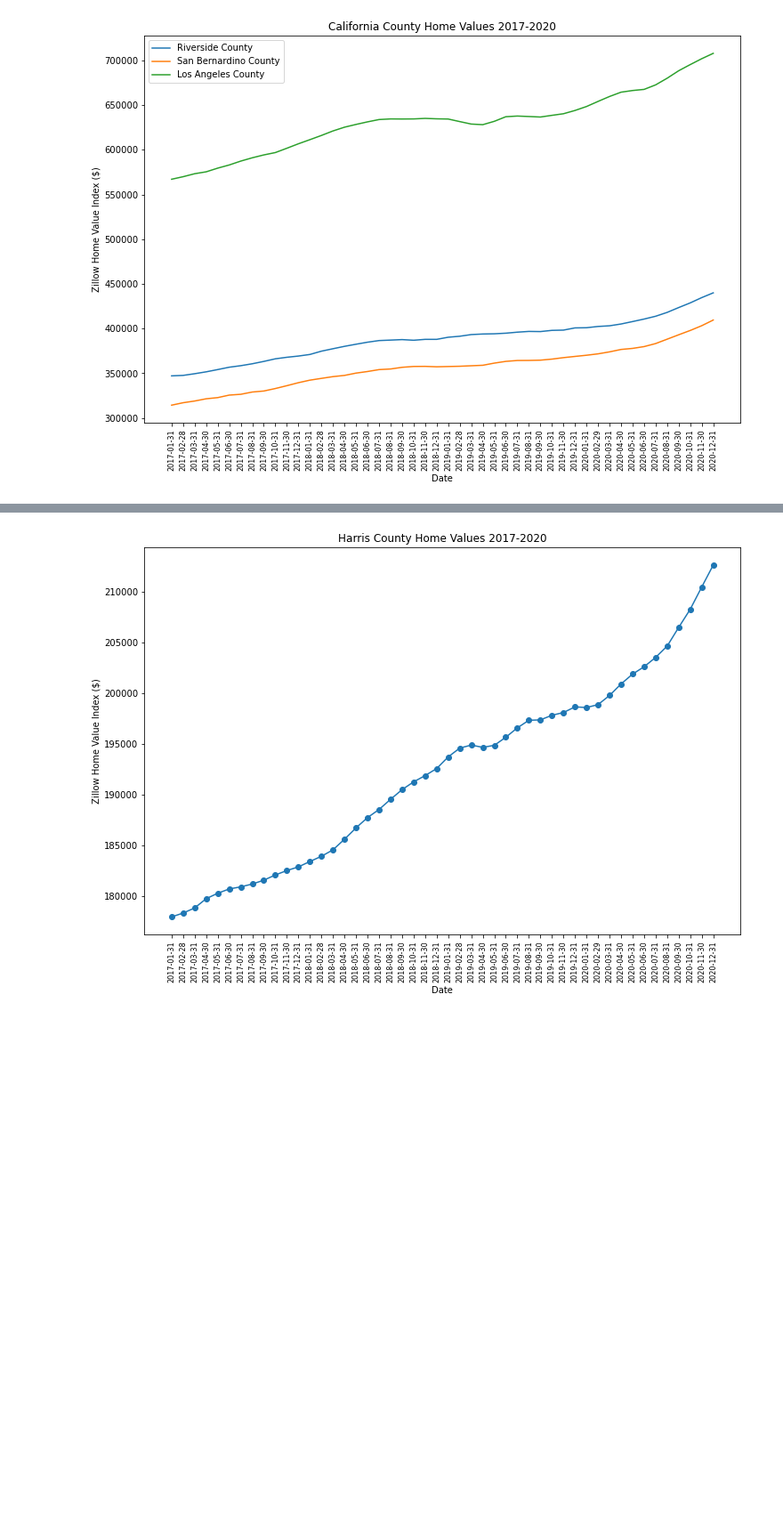
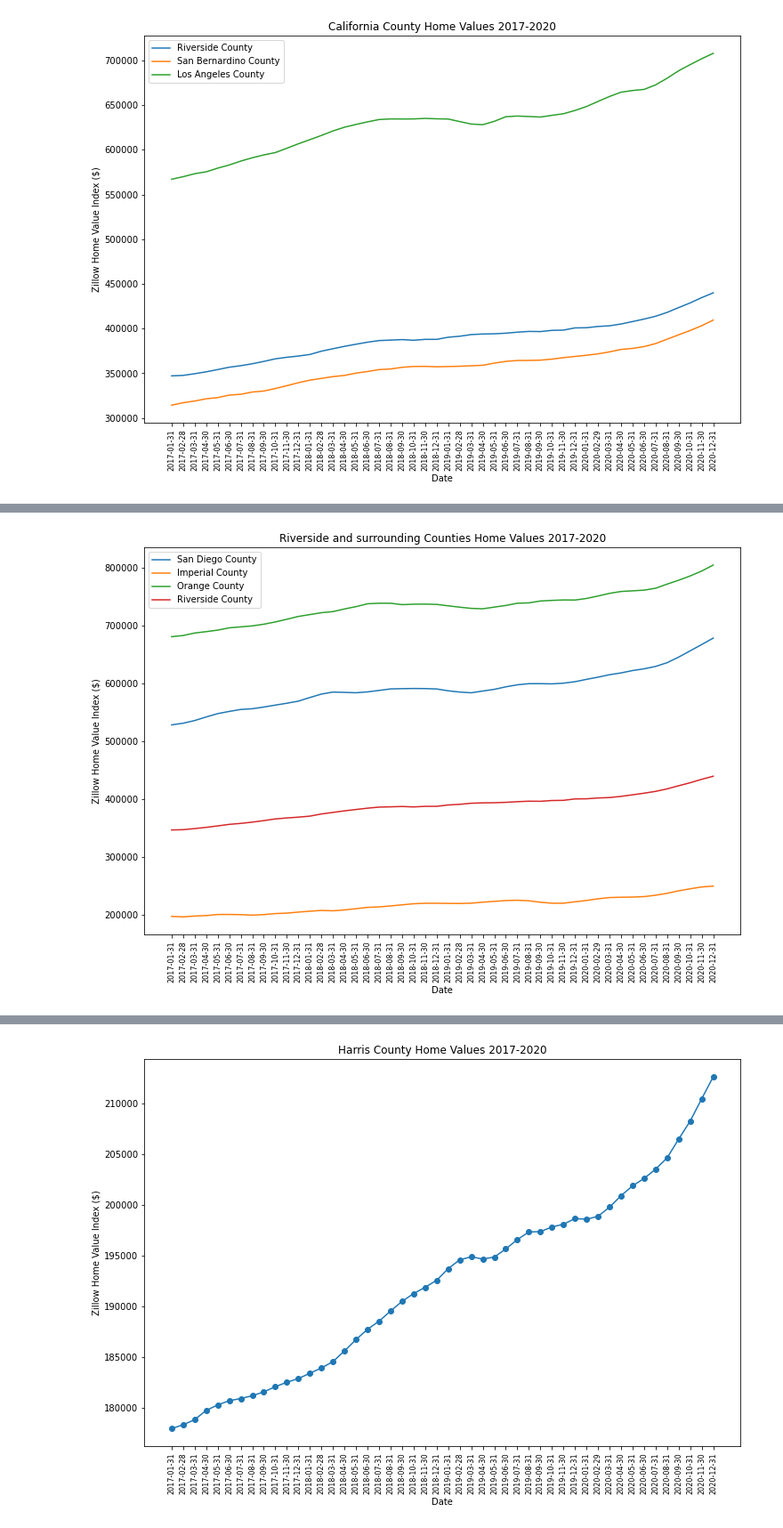
Before and after one commit to aolea13/project_1, a Jupyter notebook: zhvi_state_analysis.ipynb, the cells around one changed output, grey strips where cells are left out. Shown: that part at 89% size. Cells and saved outputs as stored; diff of their text form; code cells hidden in the pictures; blank space fills up the shorter version.

```diff
--- a/zhvi_state_analysis.ipynb
+++ b/zhvi_state_analysis.ipynb
@@ -145,0 +172,28 @@ plt.show()
+# %%
+# Figure 2: riverside + sandiego, imperial, and orange (other surrounding county is san bernardino)
+
+
+sandiego_filter=home_values_df['RegionName']=="San Diego County"
+sandiego_price_over_time=ca_df.loc[sandiego_filter, price_columns]
+
+imperial_filter=home_values_df['RegionName']=="Imperial County"
+imperial_price_over_time=ca_df.loc[imperial_filter, price_columns]
+
+orange_filter=home_values_df['RegionName']=="Orange County"
+orange_price_over_time=ca_df.loc[orange_filter, price_columns]
+
+plt.figure(figsize=(12,8))
+plt.plot(price_columns,sandiego_price_over_time.iloc[0], label="San Diego County")
+plt.plot(price_columns,imperial_price_over_time.iloc[0], label="Imperial County")
+plt.plot(price_columns,orange_price_over_time.iloc[0], label="Orange County")
+plt.plot(price_columns,riverside_price_over_time.iloc[0], label="Riverside County")
+
+plt.legend()
+plt.xlabel("Date", fontsize=10)
+plt.ylabel("Zillow Home Value Index ($)")
+plt.title("Riverside and surrounding Counties Home Values 2017-2020")
+plt.xticks(fontsize=8,rotation=90)
+
+plt.show()
+# %% [output]
+[figure, added]
```
Also changed, not shown: parts of 3 cells of this notebook, 1 other file.
